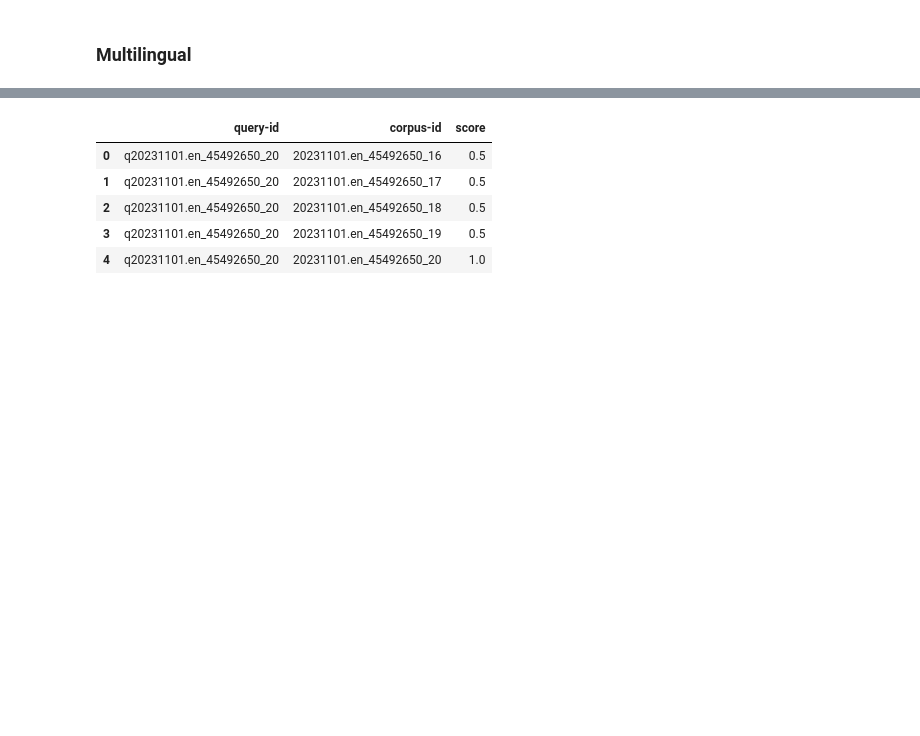
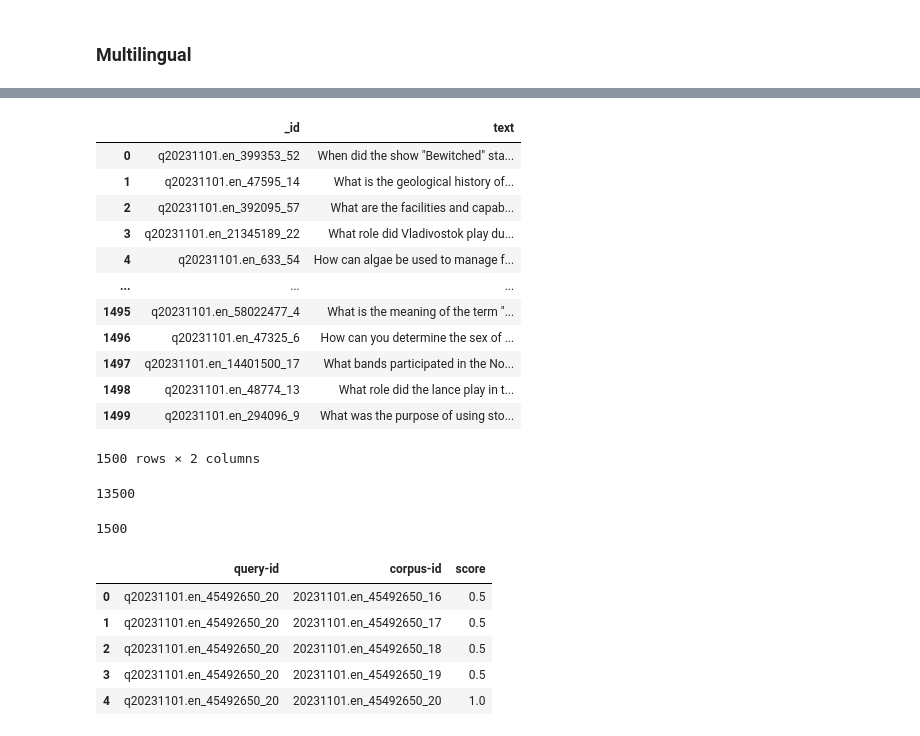
Before and after one commit to kellyhongsn/benchmarking_prep, a Jupyter notebook: benchmark_with_chroma.ipynb, the cells around one changed output, grey strips where cells are left out. Drawn from its saved outputs; the diff is of its cells as text; code cells hidden in the pictures; blank space fills up the shorter version.

```diff
--- a/benchmark_with_chroma.ipynb
+++ b/benchmark_with_chroma.ipynb
@@ -841,3 +873,27 @@ multi_corpus_ids_en = multi_corpus_en_df["_id"].tolist()
+# %%
+multi_queries_en_df
+# %% [output]
+|  | _id | text |
+| 0 | q20231101.en_399353_52 | When did the show "Bewitched" sta... |
+| 1 | q20231101.en_47595_14 | What is the geological history of... |
+| 2 | q20231101.en_392095_57 | What are the facilities and capab... |
+| 3 | q20231101.en_21345189_22 | What role did Vladivostok play du... |
+| 4 | q20231101.en_633_54 | How can algae be used to manage f... |
+| ... | ... | ... |
+| 1495 | q20231101.en_58022477_4 | What is the meaning of the term "... |
+| 1496 | q20231101.en_47325_6 | How can you determine the sex of ... |
+| 1497 | q20231101.en_14401500_17 | What bands participated in the No... |
+| 1498 | q20231101.en_48774_13 | What role did the lance play in t... |
+| 1499 | q20231101.en_294096_9 | What was the purpose of using sto... |
+1500 rows × 2 columns
+# %%
+len(multi_corpus_en_df)
+# %% [output]
+13500
+# %%
+len(multi_queries_en_df)
+# %% [output]
+1500
 # %%
 multi_qrels_en_df.head()
 # %% [output]
```
Also changed, not shown: parts of 6 cells of this notebook, 3 other files.
